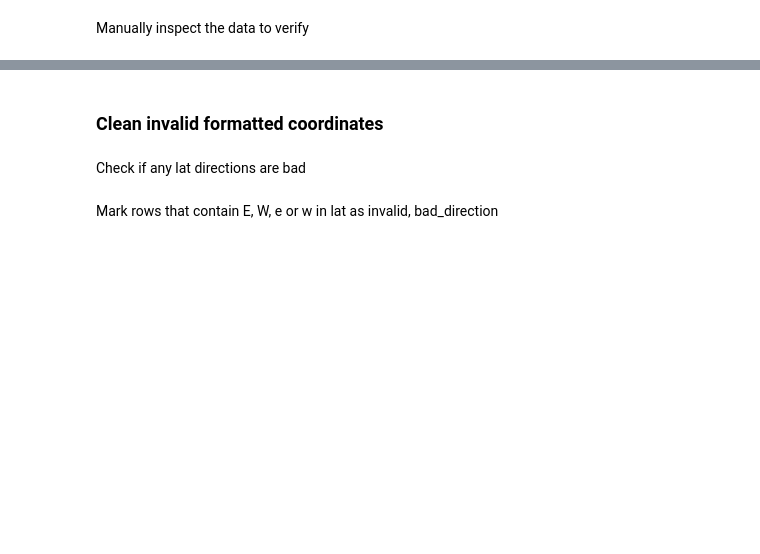
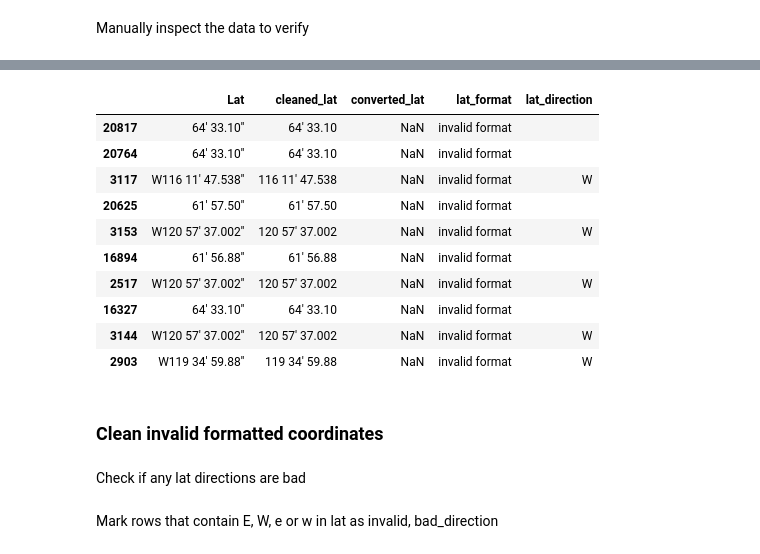
Before and after one commit to magnujo/gg-metadatabase-ui, a Jupyter notebook: notebooks/cgg_lat_cleaning.ipynb, the cells around one changed output, grey strips where cells are left out. Cells and saved outputs as stored; diff of their text form; code cells hidden in the pictures; blank space fills up the shorter version.

```diff
--- a/notebooks/cgg_lat_cleaning.ipynb
+++ b/notebooks/cgg_lat_cleaning.ipynb
@@ -434,0 +393,14 @@ cgg_df[['Lat', 'cleaned_lat', 'converted_lat', 'lat_format']].sample(50)
+# %%
+cgg_df.query('lat_format == "invalid format"')[['Lat', 'cleaned_lat', 'converted_lat', 'lat_format', 'lat_direction']].sample(10)
+# %% [output]
+|  | Lat | cleaned_lat | converted_lat | lat_format | lat_direction |
+| 20817 | 64' 33.10'' | 64' 33.10 | NaN | invalid format |  |
+| 20764 | 64' 33.10'' | 64' 33.10 | NaN | invalid format |  |
+| 3117 | W116 11' 47.538'' | 116 11' 47.538 | NaN | invalid format | W |
+| 20625 | 61' 57.50'' | 61' 57.50 | NaN | invalid format |  |
+| 3153 | W120 57' 37.002'' | 120 57' 37.002 | NaN | invalid format | W |
+| 16894 | 61' 56.88'' | 61' 56.88 | NaN | invalid format |  |
+| 2517 | W120 57' 37.002'' | 120 57' 37.002 | NaN | invalid format | W |
+| 16327 | 64' 33.10'' | 64' 33.10 | NaN | invalid format |  |
+| 3144 | W120 57' 37.002'' | 120 57' 37.002 | NaN | invalid format | W |
+| 2903 | W119 34' 59.88'' | 119 34' 59.88 | NaN | invalid format | W |
```
Also changed, not shown: parts of 12 cells of this notebook, 2 other files.
